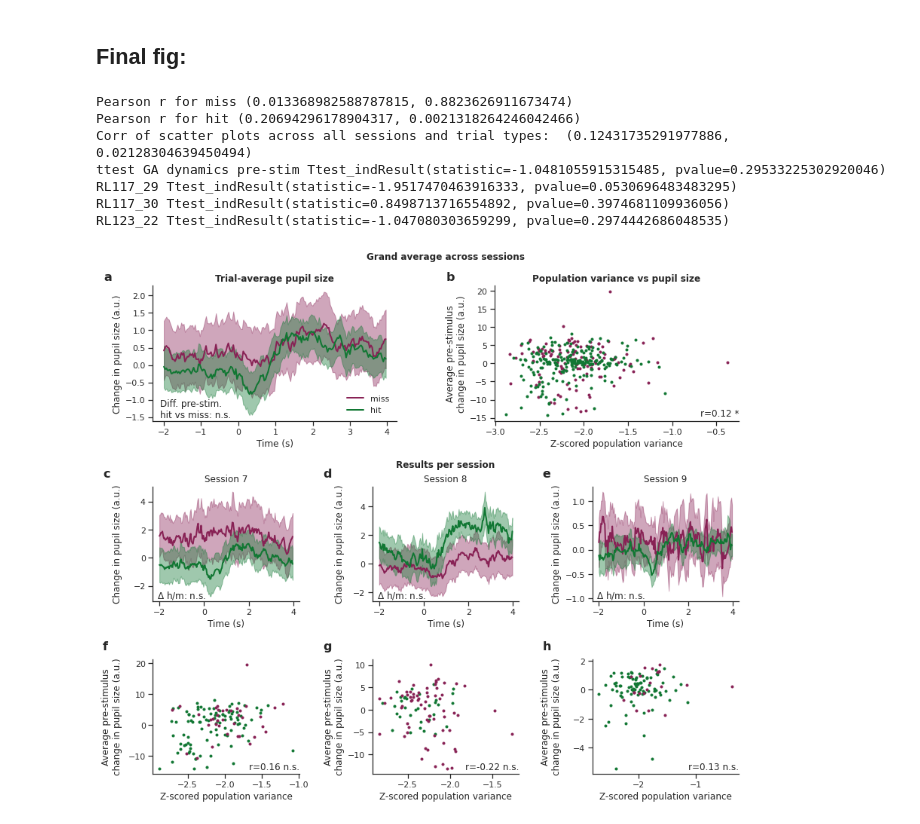
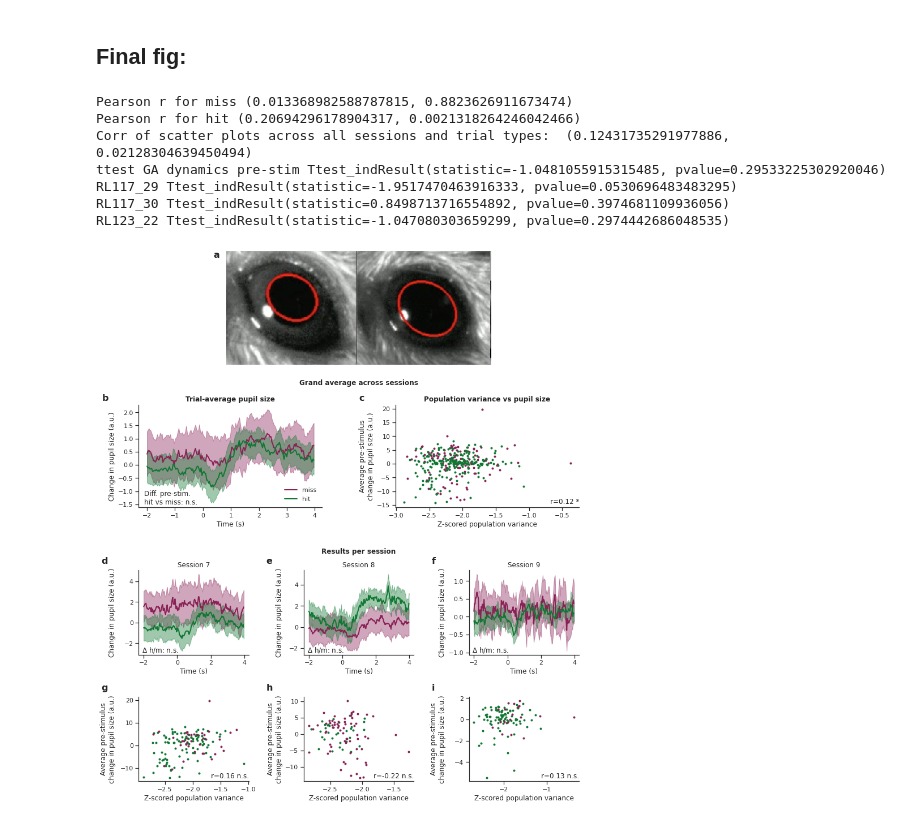
Before and after one commit to Packer-Lab/popping-off, a Jupyter notebook: notebooks/Paper Figures/Pupil analysis.ipynb, the cells around one changed output. Drawn from its saved outputs; the diff is of its cells as text; code cells hidden in the pictures.

Commit message:
updated pupil fig with screenshot

```diff
--- a/notebooks/Paper Figures/Pupil analysis.ipynb
+++ b/notebooks/Paper Figures/Pupil analysis.ipynb
@@ -325,14 +322,22 @@ for tt in ['hit', 'miss']:
             concat_popvar[tt] = curr_pop_var
         else:
             concat_popvar[tt] = np.concatenate((concat_popvar[tt], curr_pop_var), axis=0)
+pupil_im = mpimg.imread('/home/tplas/repos/popping-off/figures/screenshots_pupil_segmentation.png')
 # %%
 ## fig
 verbose = 1
 save_fig = False
 
-fig = plt.figure(constrained_layout=False, figsize=(12, 10))
-gs_ga = fig.add_gridspec(nrows=1, ncols=2, top=0.95, bottom=0.7, left=0.05, right=0.95, wspace=0.4)
-gs_ind = fig.add_gridspec(nrows=2, ncols=3, top=0.58, bottom=0.05, left=0.05, right=0.95, wspace=0.5, hspace=0.5)
+fig = plt.figure(constrained_layout=False, figsize=(12, 14))
+gs_screenshot = fig.add_gridspec(nrows=1, ncols=1, top=0.98, bottom=0.78, left=0.1, right=0.9)
+gs_ga = fig.add_gridspec(nrows=1, ncols=2, top=0.71, bottom=0.53, left=0.05, right=0.95, wspace=0.4)
+gs_ind = fig.add_gridspec(nrows=2, ncols=3, top=0.42, bottom=0.05, left=0.05, right=0.95, wspace=0.5, hspace=0.5)
+
+
+## Screenshot
+ax_screenshot = fig.add_subplot(gs_screenshot[0])
+ax_screenshot.imshow(pupil_im, interpolation='none')
+pop.naked(ax_screenshot)
 
 ax_dyn = fig.add_subplot(gs_ga[0])
 ax_scatter = fig.add_subplot(gs_ga[1])
@@ -415,34 +420,35 @@ for iplot, signature in enumerate(['RL117_29', 'RL117_30', 'RL123_22']):
         curr_popvar = popvar_persess[tt][signature]
         corr = scipy.stats.pearsonr(curr_popvar,  curr_sel_scatter[tt])
 
         curr_ax.plot(curr_popvar, curr_sel_scatter[tt], '.', color=colors[tt], label=tt)
     curr_ax.set_xlabel('Z-scored population variance')
     curr_ax.set_ylabel('Average pre-stimulus\nchange in pupil size (a.u.)')
     curr_ax.annotate(s='r={:.2f}'.format(np.round(corr[0], 2)) + f' {pop.asterisk_p(corr[1])}',
                           xy=(1, 0.04), xycoords='axes fraction', ha='right')
     pop.despine(curr_ax)
 
-ax_dyn_ind[1].text(s='Grand average across sessions', x=np.mean(ax_dyn_ind[1].get_xlim()), y=21.2, fontdict={'weight': 'bold', 'ha': 'center'})
-ax_dyn_ind[1].text(s='Results per session', x=np.mean(ax_dyn_ind[1].get_xlim()), y=6.7, fontdict={'weight': 'bold', 'ha': 'center'})
+ax_dyn_ind[1].text(s='Grand average across sessions', x=np.mean(ax_dyn_ind[1].get_xlim()), y=23, fontdict={'weight': 'bold', 'ha': 'center'})
+ax_dyn_ind[1].text(s='Results per session', x=np.mean(ax_dyn_ind[1].get_xlim()), y=7, fontdict={'weight': 'bold', 'ha': 'center'})
 fig.align_ylabels([ax_dyn, ax_dyn_ind[0], ax_scat_ind[0]])
 fig.align_ylabels([ax_dyn_ind[1], ax_scat_ind[1]])
 fig.align_ylabels([ax_dyn_ind[2], ax_scat_ind[2]])
 
-letters = 'abcdefghi'
+letters = 'bcdefghi'
+ax_screenshot.annotate(s='a', xy=(-0.05, 1), xycoords='axes fraction',  weight='bold', size=16, va='top')
 ax_dyn.annotate(s=letters[0], xy=(-0.2, 1.04), xycoords='axes fraction',  weight='bold', size=16)
 ax_scatter.annotate(s=letters[1], xy=(-0.2, 1.04), xycoords='axes fraction',  weight='bold', size=16)
 for ii in range(3):
     ax_dyn_ind[ii].annotate(s=letters[ii + 2], xy=(-0.34, 1.08), xycoords='axes fraction', weight='bold', size=16)
     ax_scat_ind[ii].annotate(s=letters[ii + 5], xy=(-0.34, 1.08), xycoords='axes fraction',  weight='bold', size=16)
 
 if save_fig:
     plt.savefig('/home/tplas/repos/popping-off/figures/full_figs_manuscript/Supplementary_Figure14.pdf', bbox_inches='tight')
 # %% [output]
 Pearson r for miss (0.013368982588787815, 0.8823626911673474)
 Pearson r for hit (0.20694296178904317, 0.0021318264246042466)
 Corr of scatter plots across all sessions and trial types:  (0.12431735291977886, 0.02128304639450494)
 ttest GA dynamics pre-stim Ttest_indResult(statistic=-1.0481055915315485, pvalue=0.29533225302920046)
 RL117_29 Ttest_indResult(statistic=-1.9517470463916333, pvalue=0.0530696483483295)
 RL117_30 Ttest_indResult(statistic=0.8498713716554892, pvalue=0.3974681109936056)
 RL123_22 Ttest_indResult(statistic=-1.047080303659299, pvalue=0.2974442686048535)
-[figure, old version]
+[figure, new version]
```
Also changed, not shown: parts of 1 cell of this notebook, 1 other file.
